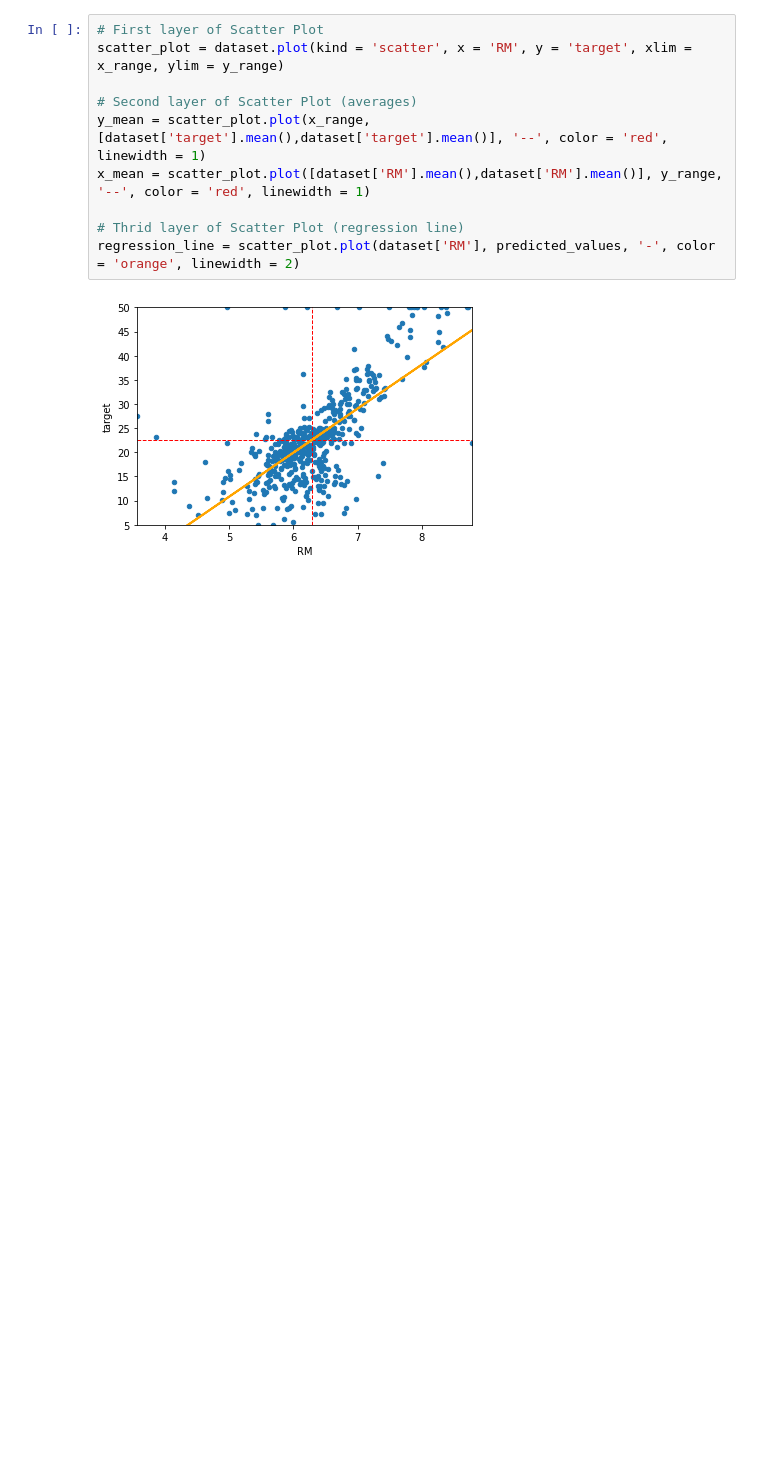
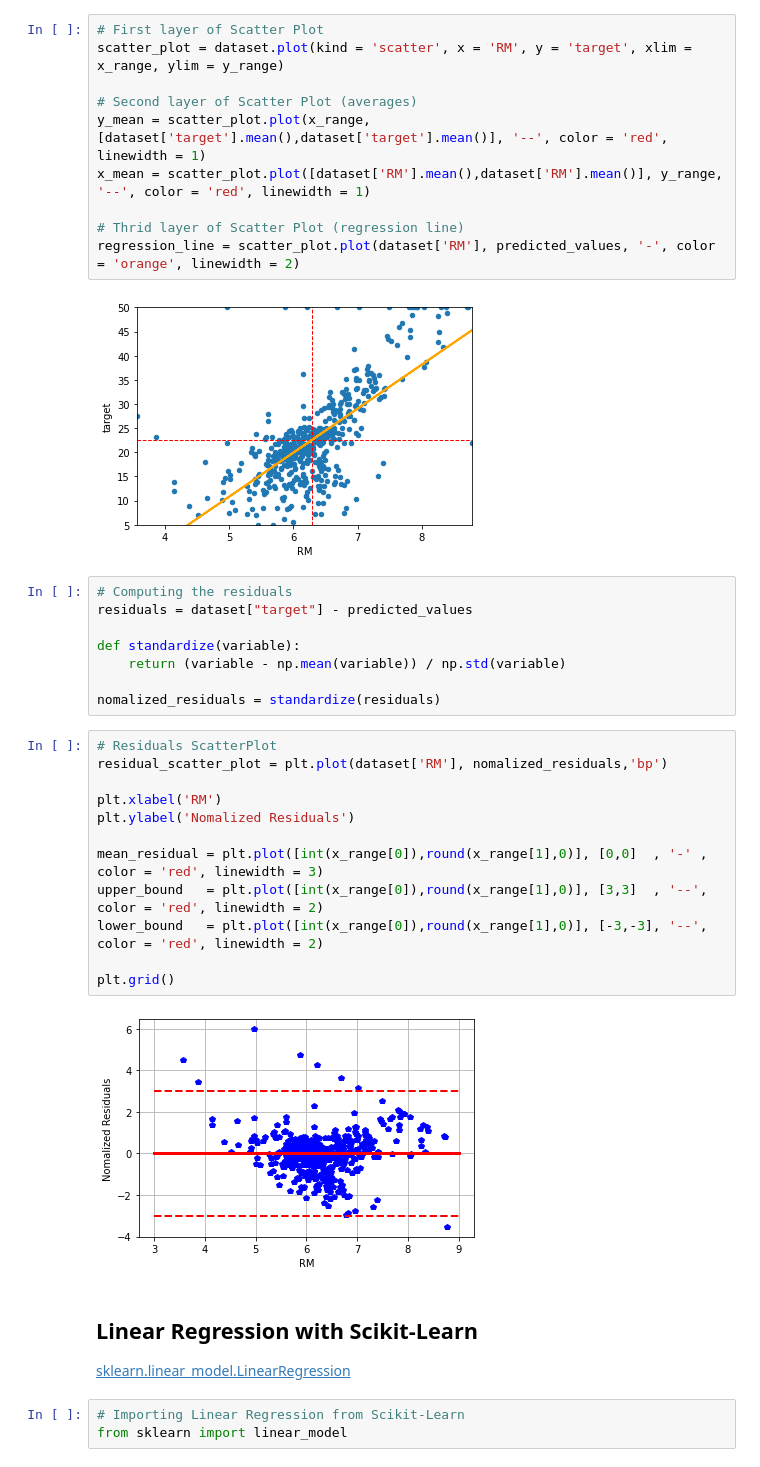
Before and after one commit to ralsouza/machine_learning, a Jupyter notebook: notebooks/01_simple_linear_regression.ipynb, the cells around one changed output. Saved outputs shown, nothing was run; the diff lists cells and outputs as text; blank space fills up the shorter version.

```diff
--- a/notebooks/01_simple_linear_regression.ipynb
+++ b/notebooks/01_simple_linear_regression.ipynb
@@ -219,3 +219,31 @@ x_mean = scatter_plot.plot([dataset['RM'].mean(),dataset['RM'].mean()], y_range,
 regression_line = scatter_plot.plot(dataset['RM'], predicted_values, '-', color = 'orange', linewidth = 2)
 # %% [output]
 [figure]
+# %%
+# Computing the residuals
+residuals = dataset["target"] - predicted_values
+
+def standardize(variable):
+    return (variable - np.mean(variable)) / np.std(variable)
+
+nomalized_residuals = standardize(residuals)
+# %%
+# Residuals ScatterPlot
+residual_scatter_plot = plt.plot(dataset['RM'], nomalized_residuals,'bp')
+
+plt.xlabel('RM')
+plt.ylabel('Nomalized Residuals')
+
+mean_residual = plt.plot([int(x_range[0]),round(x_range[1],0)], [0,0]  , '-' , color = 'red', linewidth = 3)
+upper_bound   = plt.plot([int(x_range[0]),round(x_range[1],0)], [3,3]  , '--', color = 'red', linewidth = 2)
+lower_bound   = plt.plot([int(x_range[0]),round(x_range[1],0)], [-3,-3], '--', color = 'red', linewidth = 2)
+
+plt.grid()
+# %% [output]
+[figure, added]
+# %% [markdown]
+## Linear Regression with Scikit-Learn
+[sklearn.linear_model.LinearRegression](https://scikit-learn.org/stable/modules/generated/sklearn.linear_model.LinearRegression.html)
+# %%
+# Importing Linear Regression from Scikit-Learn
+from sklearn import linear_model
```
Also changed, not shown: parts of 11 cells of this notebook.
